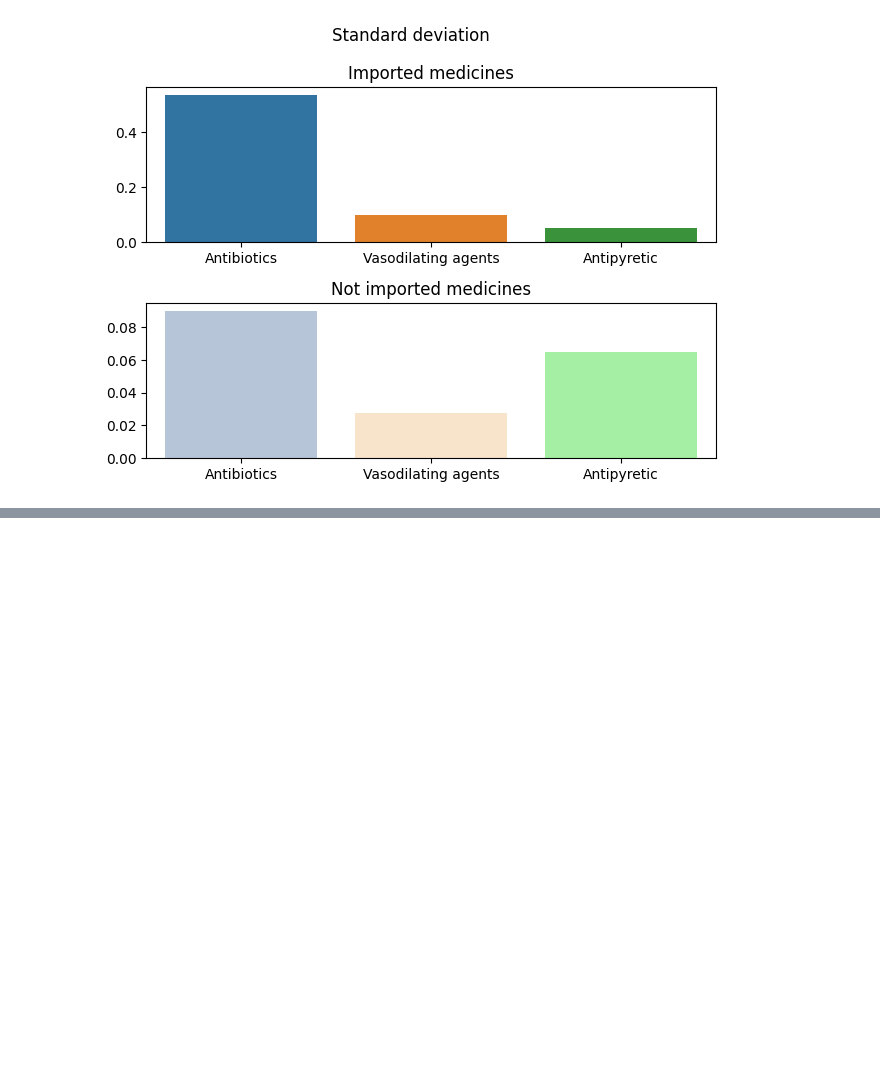
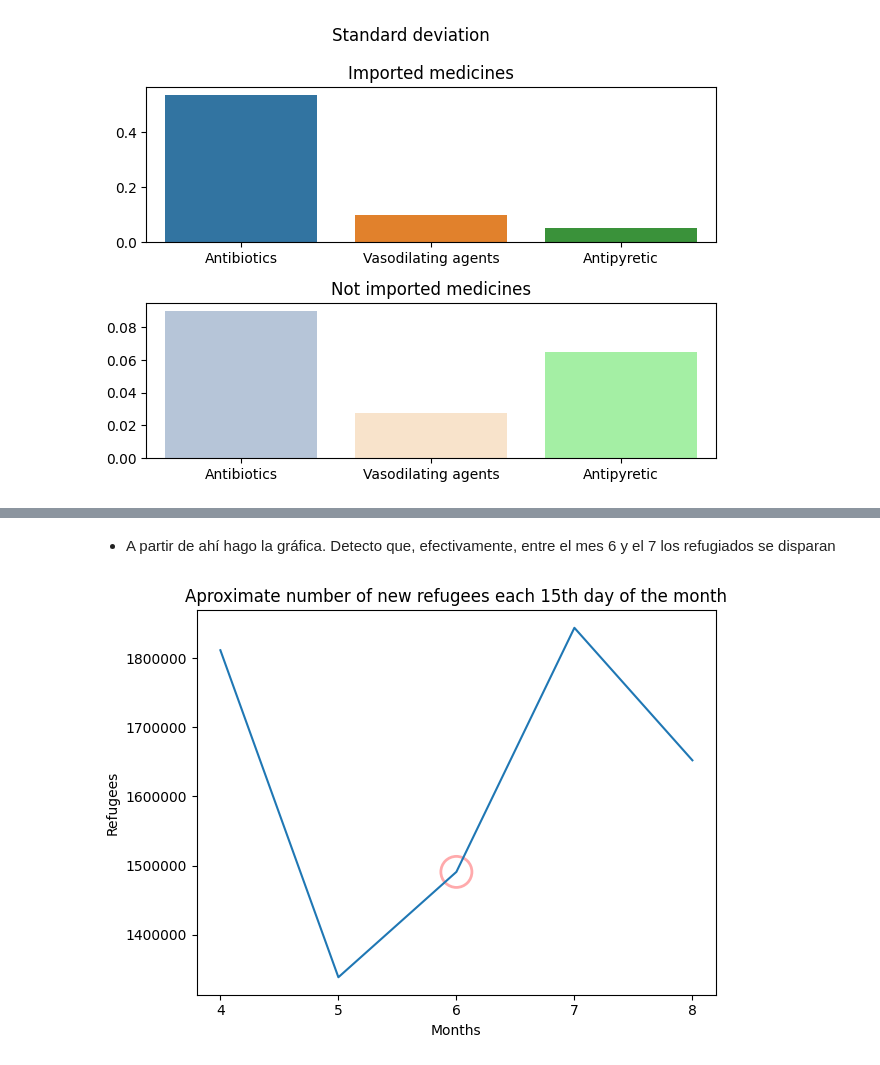
Before and after one commit to RogerPerello/EDA_project, a Jupyter notebook: src/EDA_hipotesis_1.ipynb, the cells around one changed output, grey strips where cells are left out. Saved outputs shown, nothing was run; the diff lists cells and outputs as text; code cells hidden in the pictures; blank space fills up the shorter version.

```diff
--- a/src/EDA_hipotesis_1.ipynb
+++ b/src/EDA_hipotesis_1.ipynb
@@ -95,0 +256,5 @@ NameError: name 'f' is not defined
+# %%
+condition = df_refugees[(df_refugees['country'] == 'Other European countries')].index
+df_refugees.drop(condition, inplace=True)
+
+df_monthly_refugees = sum_by_duplicated_values_and_datetime(df_refugees, 'country', 'individuals', datetimes_to_study[:-1])
@@ -95,0 +281,8 @@ NameError: name 'f' is not defined
+# %%
+decumulate_columns(df_monthly_refugees, excluded='date')
+index_by_datetime(df_monthly_refugees, name='date')
+
+df_monthly_refugees.drop(index='2022-03-15', inplace=True)
+df_monthly_refugees.index = ['4', '5', '6' , '7', '8']
+
+df_monthly_refugees
@@ -95,0 +296,14 @@ NameError: name 'f' is not defined
+# %% [markdown]
+- A partir de ahí hago la gráfica. Detecto que, efectivamente, entre el mes 6 y el 7 los refugiados se disparan
+# %%
+fig, ax = plt.subplots()
+ax.scatter(2, 1490797, s=500, edgecolor='#ff575a', lw=2, facecolor='none', alpha=0.5, zorder=1)
+sns.lineplot(y=df_monthly_refugees['Total'], x=df_monthly_refugees.index)
+plt.ticklabel_format(style='plain', axis='y')
+plt.ylabel(ylabel='Refugees')
+plt.xlabel(xlabel='Months')
+plt.title('Aproximate number of new refugees each 15th day of the month')
+plt.tight_layout()
+plt.show()
+# %% [output]
+[figure, added]
```
Also changed, not shown: parts of 27 cells of this notebook, 6 other files.
